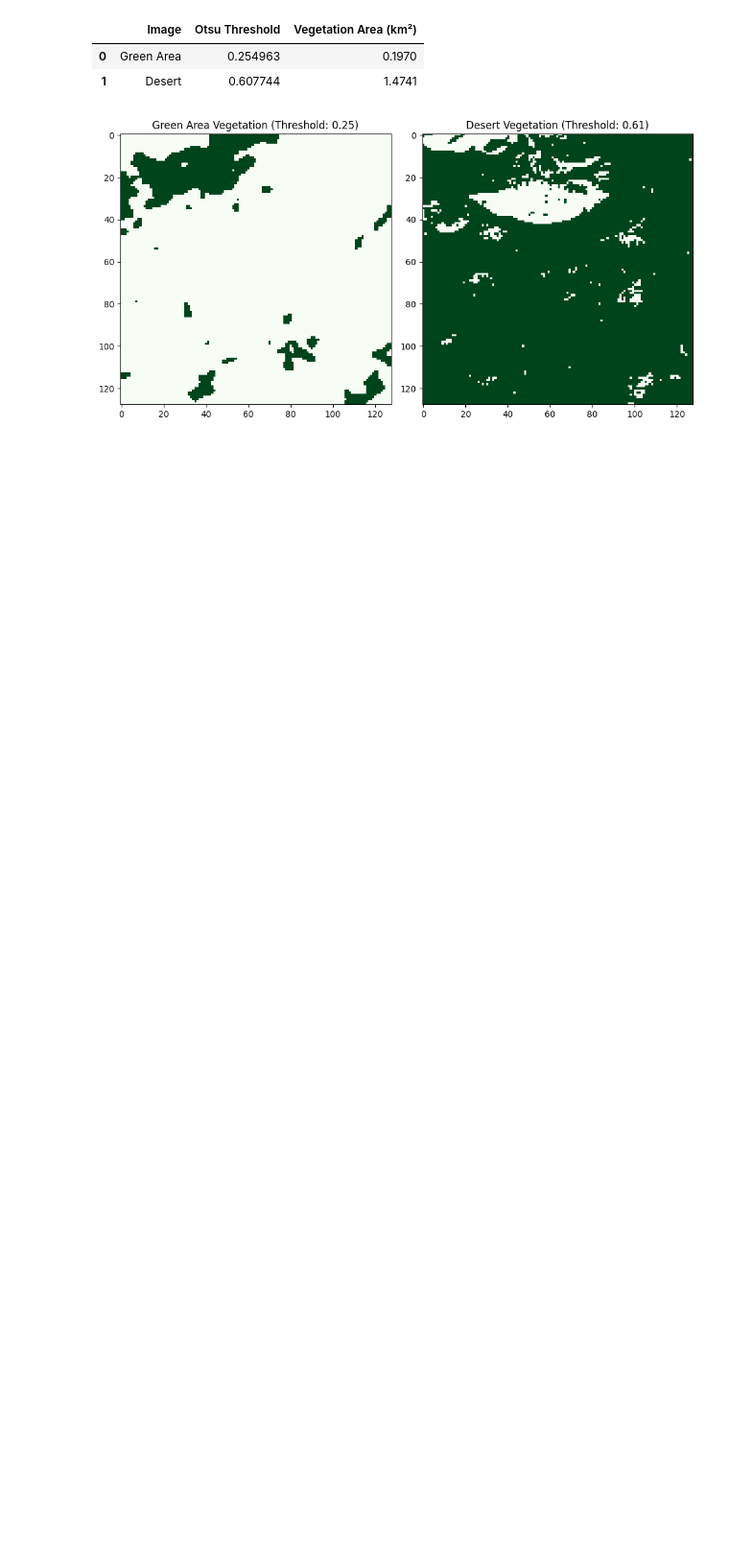
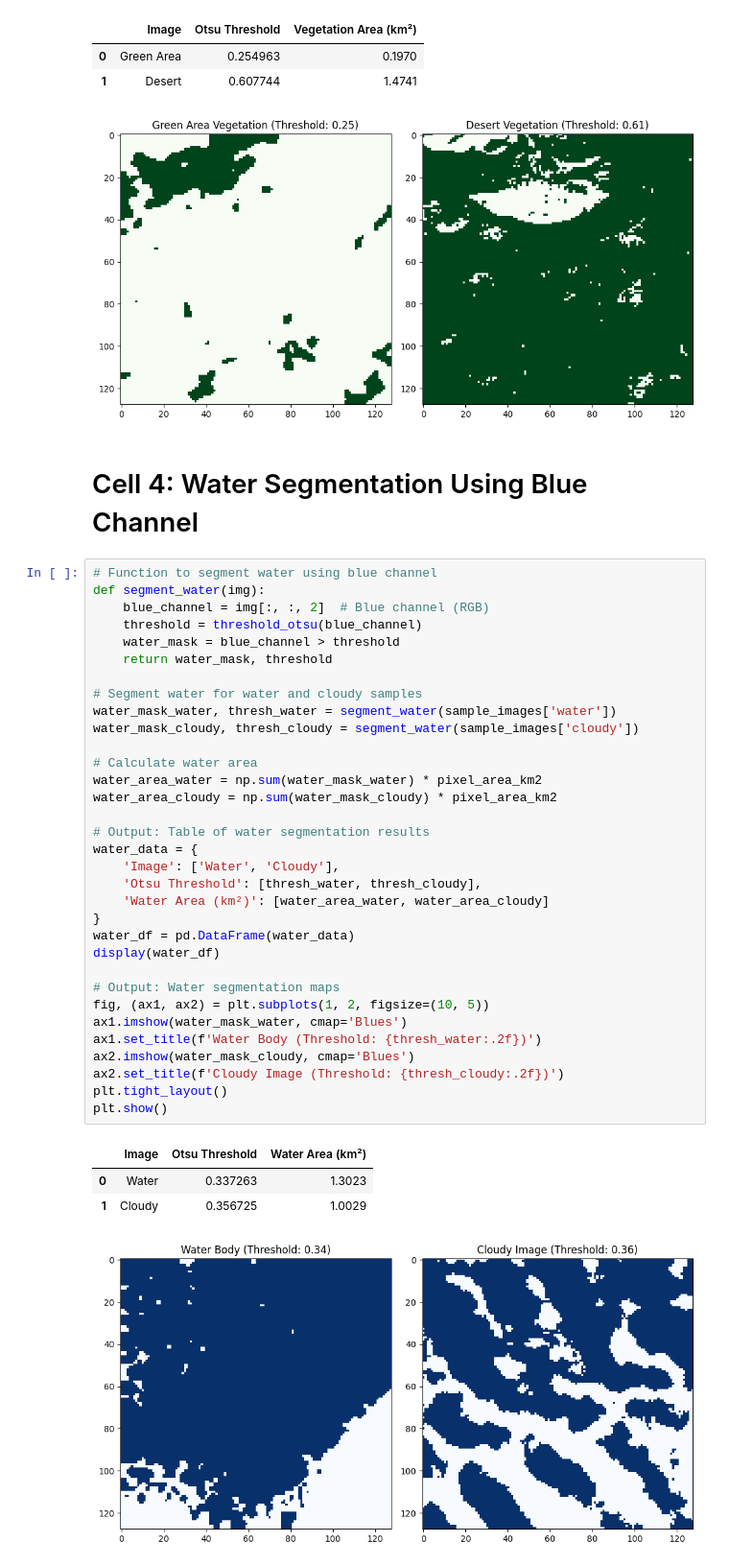
Before and after one commit to fjadidi2001/Cyber-Attack-Detection, a Jupyter notebook: satellite.ipynb, the cells around one changed output. Shown at 96% size. Saved outputs shown, nothing was run; the diff lists cells and outputs as text; blank space fills up the shorter version.

Commit message:
added Cell 4: Water Segmentation Using Blue Channel

```diff
--- a/satellite.ipynb
+++ b/satellite.ipynb
@@ -131,3 +131,43 @@ plt.show()
 | 0 | Green Area | 0.254963 | 0.1970 |
 | 1 | Desert | 0.607744 | 1.4741 |
 [figure]
+# %% [markdown]
+# Cell 4: Water Segmentation Using Blue Channel
+# %%
+# Function to segment water using blue channel
+def segment_water(img):
+    blue_channel = img[:, :, 2]  # Blue channel (RGB)
+    threshold = threshold_otsu(blue_channel)
+    water_mask = blue_channel > threshold
+    return water_mask, threshold
+
+# Segment water for water and cloudy samples
+water_mask_water, thresh_water = segment_water(sample_images['water'])
+water_mask_cloudy, thresh_cloudy = segment_water(sample_images['cloudy'])
+
+# Calculate water area
+water_area_water = np.sum(water_mask_water) * pixel_area_km2
+water_area_cloudy = np.sum(water_mask_cloudy) * pixel_area_km2
+
+# Output: Table of water segmentation results
+water_data = {
+    'Image': ['Water', 'Cloudy'],
+    'Otsu Threshold': [thresh_water, thresh_cloudy],
+    'Water Area (km²)': [water_area_water, water_area_cloudy]
+}
+water_df = pd.DataFrame(water_data)
+display(water_df)
+
+# Output: Water segmentation maps
+fig, (ax1, ax2) = plt.subplots(1, 2, figsize=(10, 5))
+ax1.imshow(water_mask_water, cmap='Blues')
+ax1.set_title(f'Water Body (Threshold: {thresh_water:.2f})')
+ax2.imshow(water_mask_cloudy, cmap='Blues')
+ax2.set_title(f'Cloudy Image (Threshold: {thresh_cloudy:.2f})')
+plt.tight_layout()
+plt.show()
+# %% [output]
+|  | Image | Otsu Threshold | Water Area (km²) |
+| 0 | Water | 0.337263 | 1.3023 |
+| 1 | Cloudy | 0.356725 | 1.0029 |
+[figure, added]
```
